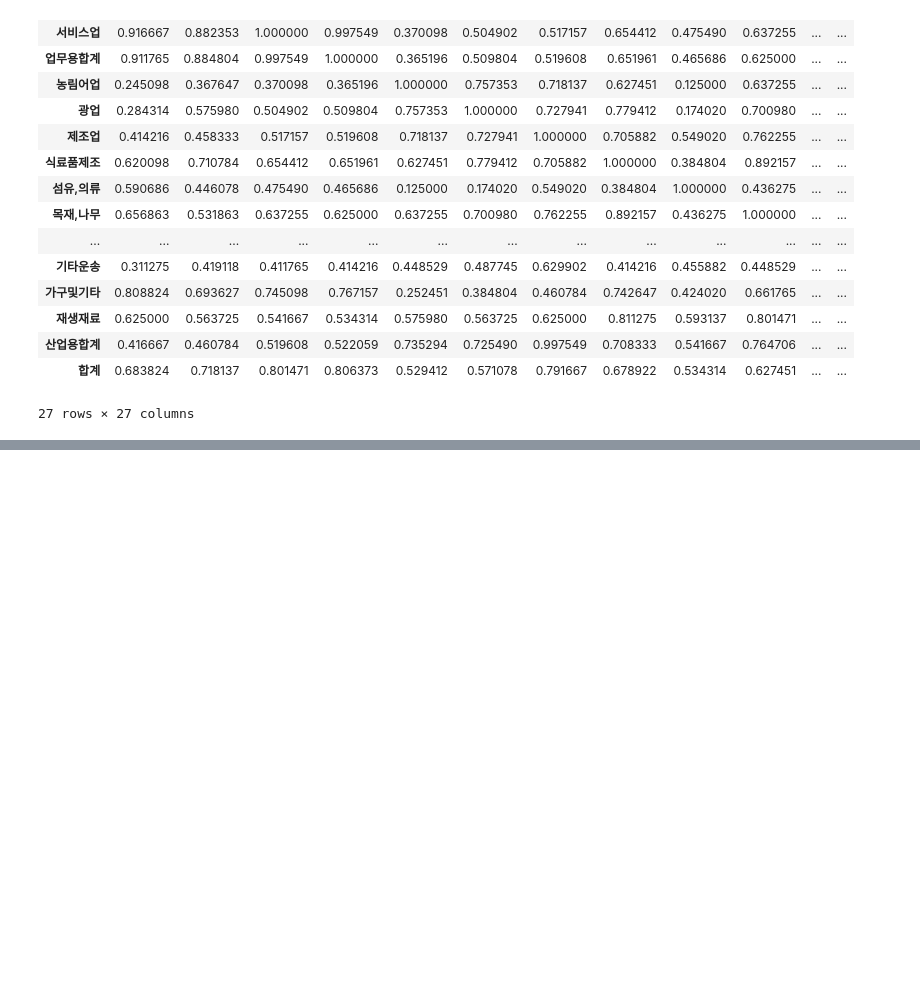
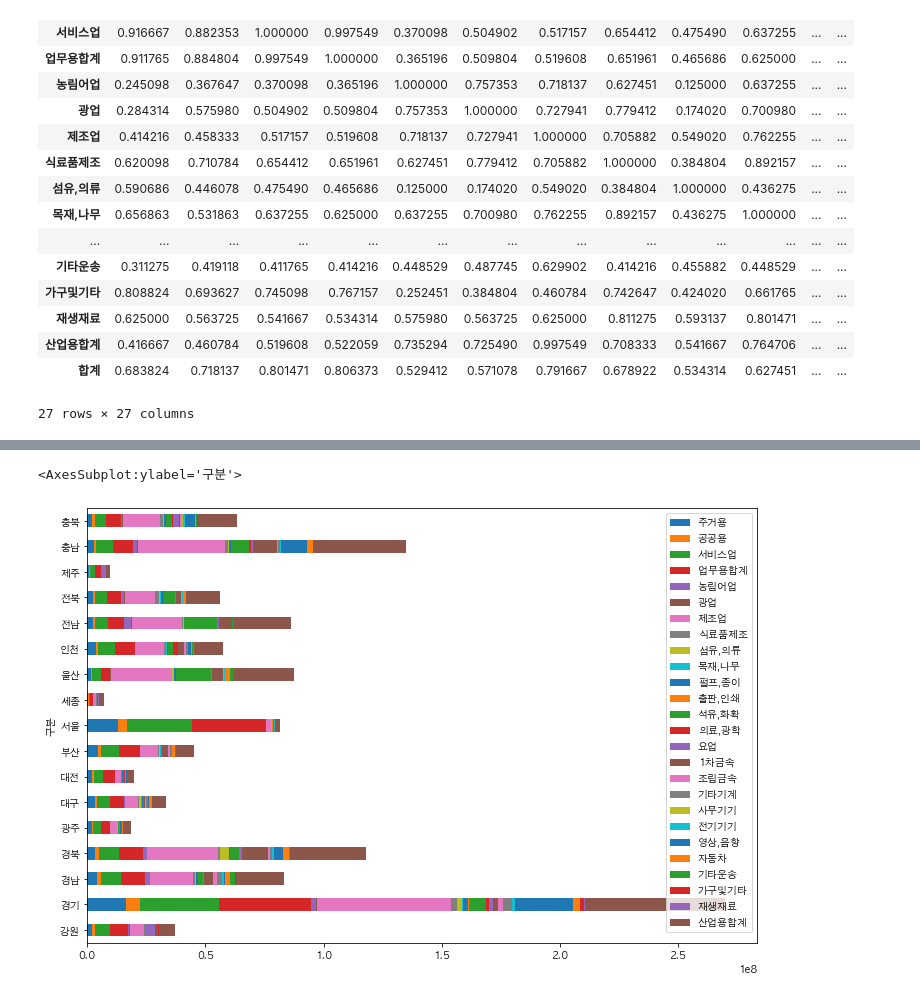
Before and after one commit to yu04038/DataProcess-Analysis, a Jupyter notebook: 8월 17일.ipynb, the cells around one changed output, grey strips where cells are left out. Cells and saved outputs as stored; diff of their text form; code cells hidden in the pictures; blank space fills up the shorter version.

```diff
--- a/8월 17일.ipynb
+++ b/8월 17일.ipynb
@@ -237,0 +319,8 @@ AttributeError: 'DataFrame' object has no attribute 'counter'
+# %%
+power = power.drop('합계', axis=1)
+# %%
+power.plot(kind='barh', figsize=(12, 8), stacked=True)
+#barh-수평, bar-수직, stacked=True-누적, stacked=False-단독
+# %% [output]
+<AxesSubplot:ylabel='구분'>
+[figure, added]
```
Also changed, not shown: parts of 13 cells of this notebook.
